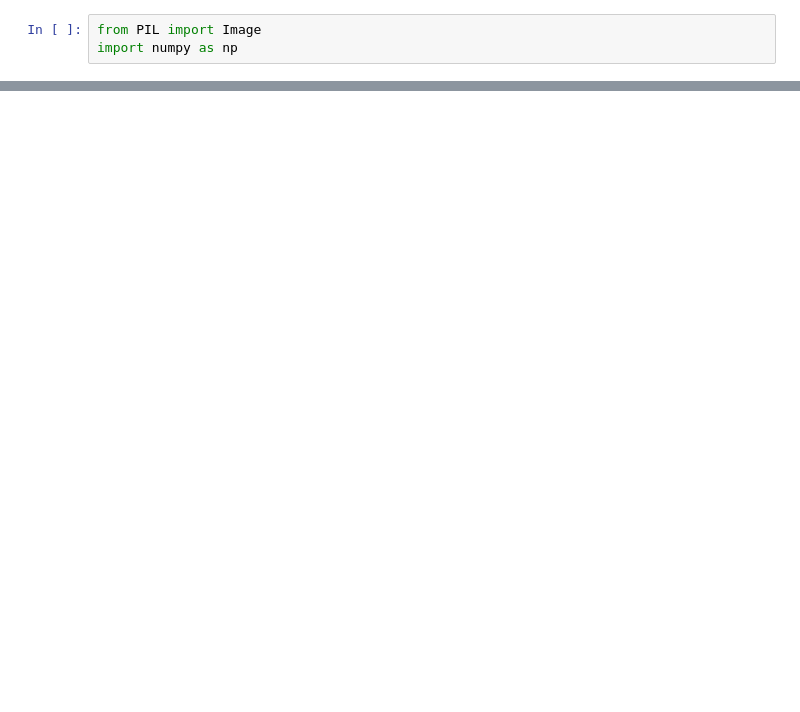
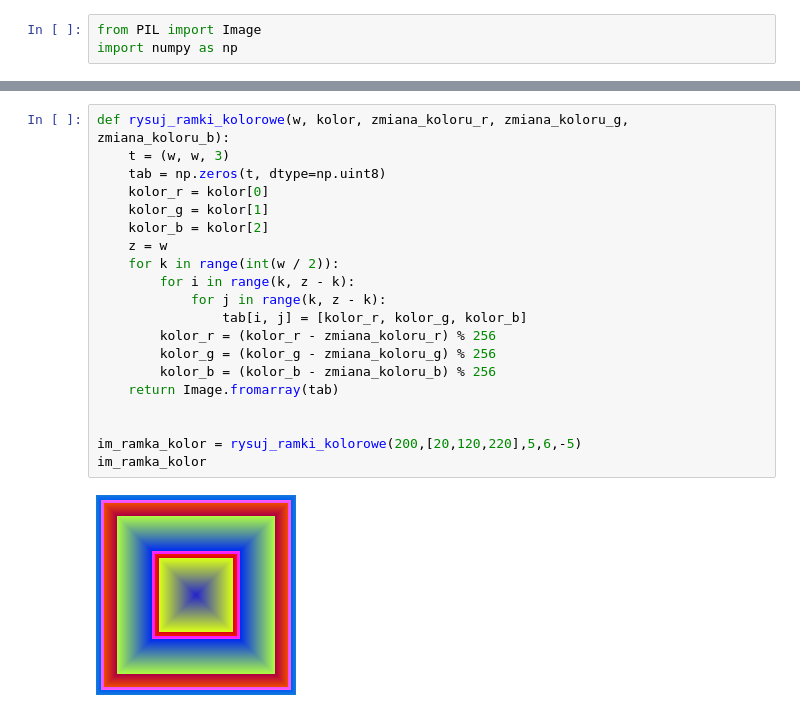
Before and after one commit to BorysPakosz/GrafikaCw, a Jupyter notebook: lab3 - pliki-20241017/lab3a.ipynb, the cells around one changed output, grey strips where cells are left out. Saved outputs shown, nothing was run; the diff lists cells and outputs as text; blank space fills up the shorter version.

```diff
--- a/lab3 - pliki-20241017/lab3a.ipynb
+++ b/lab3 - pliki-20241017/lab3a.ipynb
@@ -43,0 +78,22 @@ pasy_pionowe_szare.save("pasy_pionowe_szare.png")
+# %%
+def rysuj_ramki_kolorowe(w, kolor, zmiana_koloru_r, zmiana_koloru_g, zmiana_koloru_b):
+    t = (w, w, 3)
+    tab = np.zeros(t, dtype=np.uint8)
+    kolor_r = kolor[0]
+    kolor_g = kolor[1]
+    kolor_b = kolor[2]
+    z = w
+    for k in range(int(w / 2)):
+        for i in range(k, z - k):
+            for j in range(k, z - k):
+                tab[i, j] = [kolor_r, kolor_g, kolor_b]
+        kolor_r = (kolor_r - zmiana_koloru_r) % 256
+        kolor_g = (kolor_g - zmiana_koloru_g) % 256
+        kolor_b = (kolor_b - zmiana_koloru_b) % 256
+    return Image.fromarray(tab)
+
+
+im_ramka_kolor = rysuj_ramki_kolorowe(200,[20,120,220],5,6,-5)
+im_ramka_kolor
+# %% [output]
+[figure, added]
```
Also changed, not shown: parts of 13 cells of this notebook, 12 other files.
